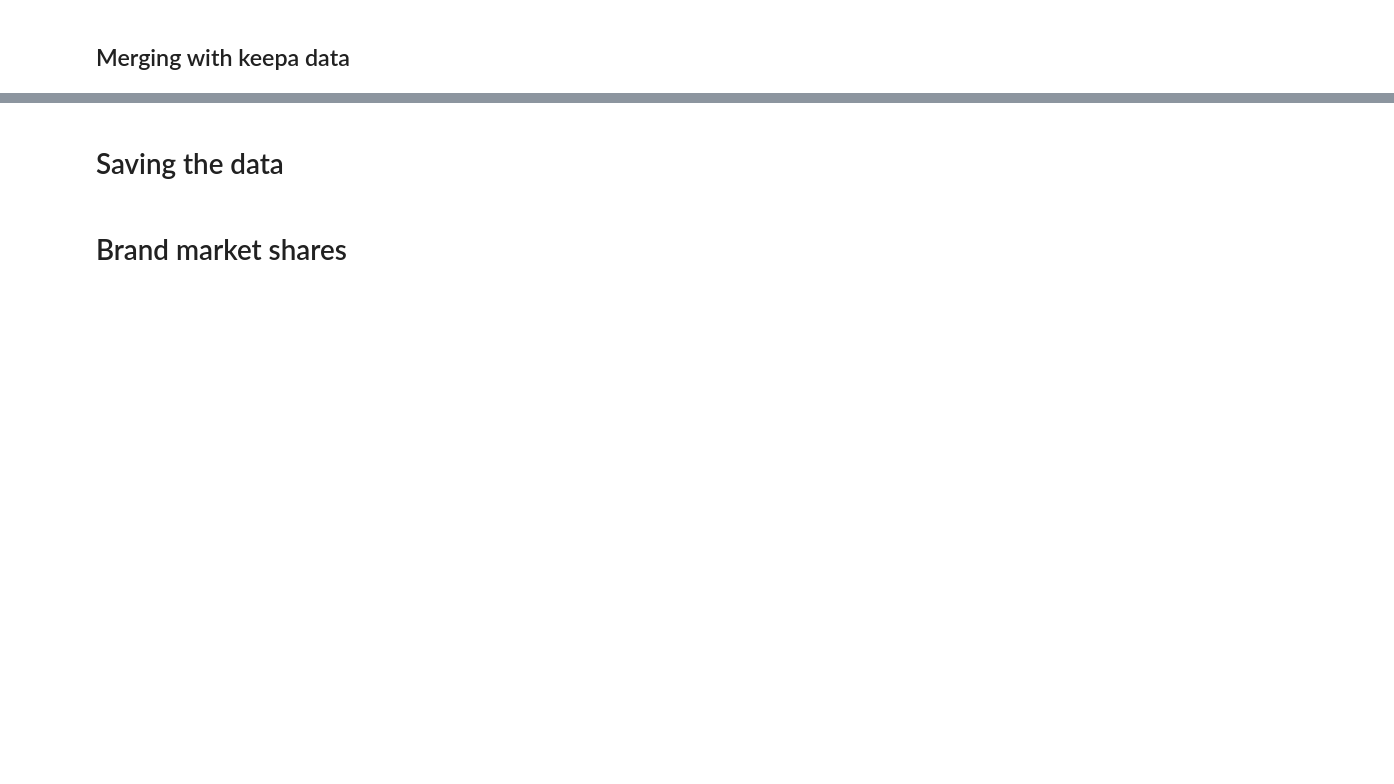
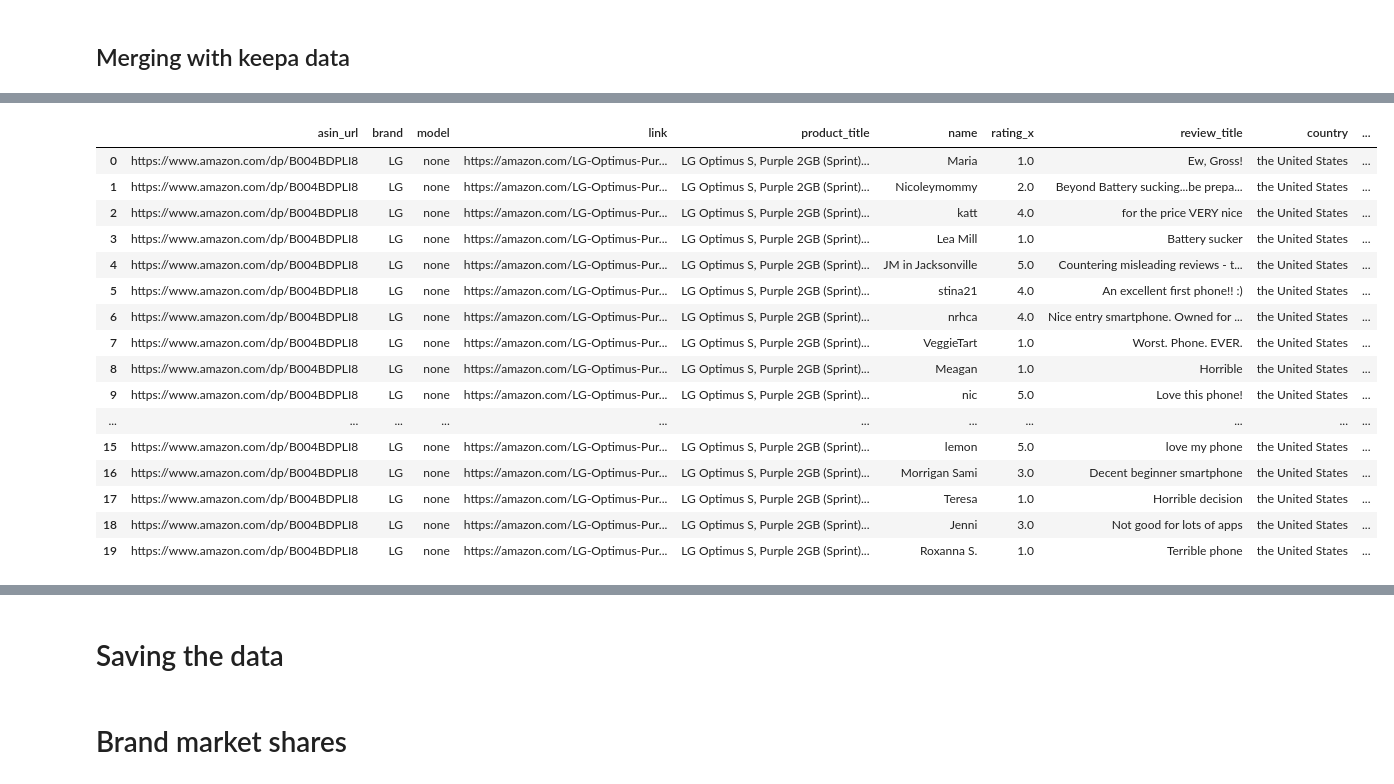
Before and after one commit to janvanderdoe/amazon_nfu, a Jupyter notebook: src/data-preparation/amazon_cleaning.ipynb, the cells around one changed output, grey strips where cells are left out. Drawn from its saved outputs; the diff is of its cells as text; code cells hidden in the pictures; blank space fills up the shorter version.

```diff
--- a/src/data-preparation/amazon_cleaning.ipynb
+++ b/src/data-preparation/amazon_cleaning.ipynb
@@ -597,2 +931,2 @@ keepa_data.index = pd.to_datetime(keepa_data.index)
 # %%
-data = pd.read_csv("../../gen/output/amazon_usa_clean2.csv", sep = ";", index_col = 0)
+data = pd.read_csv("../../gen/audit/data_before_keepa.csv", sep = ";", index_col = 0)
@@ -606,8 +957,6 @@ Index(['asin_url', 'brand', 'model', 'link', 'product_title', 'name', 'rating',
       dtype='object')
-# %%
-data = data.rename(columns = {'asin' : 'asin_from_link', 'version_asin' : 'asin'})
 # %%
-data_overall_exl_keepa['date'] = pd.to_datetime(data_overall_exl_keepa['date'])
+data['date'] = pd.to_datetime(data['date'])
 # %%
 data = data.sort_values(by = ['asin', 'date'], ascending = [True, True])
 # %%
@@ -621 +977,35 @@ def merge_data_with_keepa(asin):
     return df
+# %%
+pd.set_option('display.max_rows', 3500)
+pd.set_option('display.max_columns', 50)
+# %%
+asin = "B004BDPLI8"
+keepa_subset = keepa_data[keepa_data.asin == asin]
+keepa_subset = pd.merge(pd.DataFrame(pd.date_range(min(keepa_subset.index), max(keepa_subset.index), freq= 'D')).rename(columns = {0:"date"}),
+                         keepa_subset, how="left",  left_on='date', right_index=True).set_index("date")
+keepa_subset = keepa_subset.replace(-1, np.nan)
+keepa_subset = keepa_subset.sort_index()
+keepa_subset = keepa_subset.interpolate(method='time')
+keepa_subset = keepa_subset.bfill()
+keepa_subset = keepa_subset.ffill()
+keepa_subset = keepa_subset.rename_axis('date').reset_index()
+keepa_subset
+pd.merge_asof(left = data[data.asin == asin], right = keepa_subset, on = 'date', direction = "nearest")
+# %% [output]
+|  | asin_url | brand | model | link | product_title | name | rating_x | review_title | country | ... |
+| 0 | https://www.amazon.com/dp/B004BDPLI8 | LG | none | https://amazon.com/LG-Optimus-Pur... | LG Optimus S, Purple 2GB (Sprint)... | Maria | 1.0 | Ew, Gross! | the United States | ... |
+| 1 | https://www.amazon.com/dp/B004BDPLI8 | LG | none | https://amazon.com/LG-Optimus-Pur... | LG Optimus S, Purple 2GB (Sprint)... | Nicoleymommy | 2.0 | Beyond Battery sucking...be prepa... | the United States | ... |
+| 2 | https://www.amazon.com/dp/B004BDPLI8 | LG | none | https://amazon.com/LG-Optimus-Pur... | LG Optimus S, Purple 2GB (Sprint)... | katt | 4.0 | for the price VERY nice | the United States | ... |
+| 3 | https://www.amazon.com/dp/B004BDPLI8 | LG | none | https://amazon.com/LG-Optimus-Pur... | LG Optimus S, Purple 2GB (Sprint)... | Lea Mill | 1.0 | Battery sucker | the United States | ... |
+| 4 | https://www.amazon.com/dp/B004BDPLI8 | LG | none | https://amazon.com/LG-Optimus-Pur... | LG Optimus S, Purple 2GB (Sprint)... | JM in Jacksonville | 5.0 | Countering misleading reviews - t... | the United States | ... |
+| 5 | https://www.amazon.com/dp/B004BDPLI8 | LG | none | https://amazon.com/LG-Optimus-Pur... | LG Optimus S, Purple 2GB (Sprint)... | stina21 | 4.0 | An excellent first phone!! :) | the United States | ... |
+| 6 | https://www.amazon.com/dp/B004BDPLI8 | LG | none | https://amazon.com/LG-Optimus-Pur... | LG Optimus S, Purple 2GB (Sprint)... | nrhca | 4.0 | Nice entry smartphone. Owned for ... | the United States | ... |
+| 7 | https://www.amazon.com/dp/B004BDPLI8 | LG | none | https://amazon.com/LG-Optimus-Pur... | LG Optimus S, Purple 2GB (Sprint)... | VeggieTart | 1.0 | Worst. Phone. EVER. | the United States | ... |
+| 8 | https://www.amazon.com/dp/B004BDPLI8 | LG | none | https://amazon.com/LG-Optimus-Pur... | LG Optimus S, Purple 2GB (Sprint)... | Meagan | 1.0 | Horrible | the United States | ... |
+| 9 | https://www.amazon.com/dp/B004BDPLI8 | LG | none | https://amazon.com/LG-Optimus-Pur... | LG Optimus S, Purple 2GB (Sprint)... | nic | 5.0 | Love this phone! | the United States | ... |
+| ... | ... | ... | ... | ... | ... | ... | ... | ... | ... | ... |
+| 15 | https://www.amazon.com/dp/B004BDPLI8 | LG | none | https://amazon.com/LG-Optimus-Pur... | LG Optimus S, Purple 2GB (Sprint)... | lemon | 5.0 | love my phone | the United States | ... |
+| 16 | https://www.amazon.com/dp/B004BDPLI8 | LG | none | https://amazon.com/LG-Optimus-Pur... | LG Optimus S, Purple 2GB (Sprint)... | Morrigan Sami | 3.0 | Decent beginner smartphone | the United States | ... |
+| 17 | https://www.amazon.com/dp/B004BDPLI8 | LG | none | https://amazon.com/LG-Optimus-Pur... | LG Optimus S, Purple 2GB (Sprint)... | Teresa | 1.0 | Horrible decision | the United States | ... |
+| 18 | https://www.amazon.com/dp/B004BDPLI8 | LG | none | https://amazon.com/LG-Optimus-Pur... | LG Optimus S, Purple 2GB (Sprint)... | Jenni | 3.0 | Not good for lots of apps | the United States | ... |
+| 19 | https://www.amazon.com/dp/B004BDPLI8 | LG | none | https://amazon.com/LG-Optimus-Pur... | LG Optimus S, Purple 2GB (Sprint)... | Roxanna S. | 1.0 | Terrible phone | the United States | ... |
```
Also changed, not shown: parts of 82 cells of this notebook, 3 other files.
